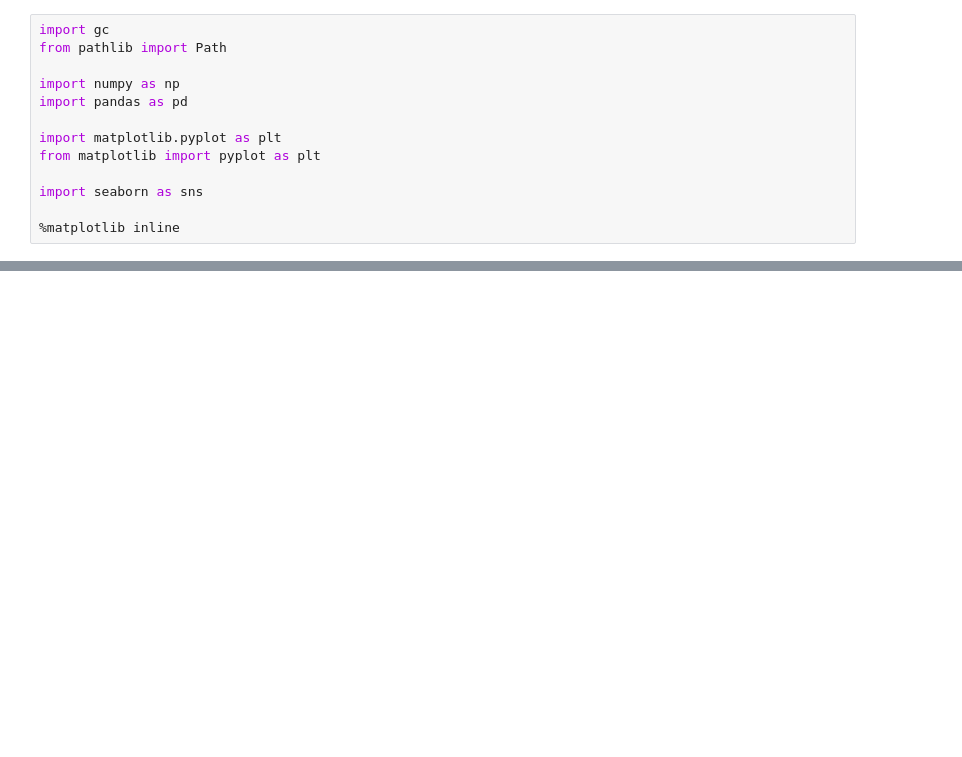
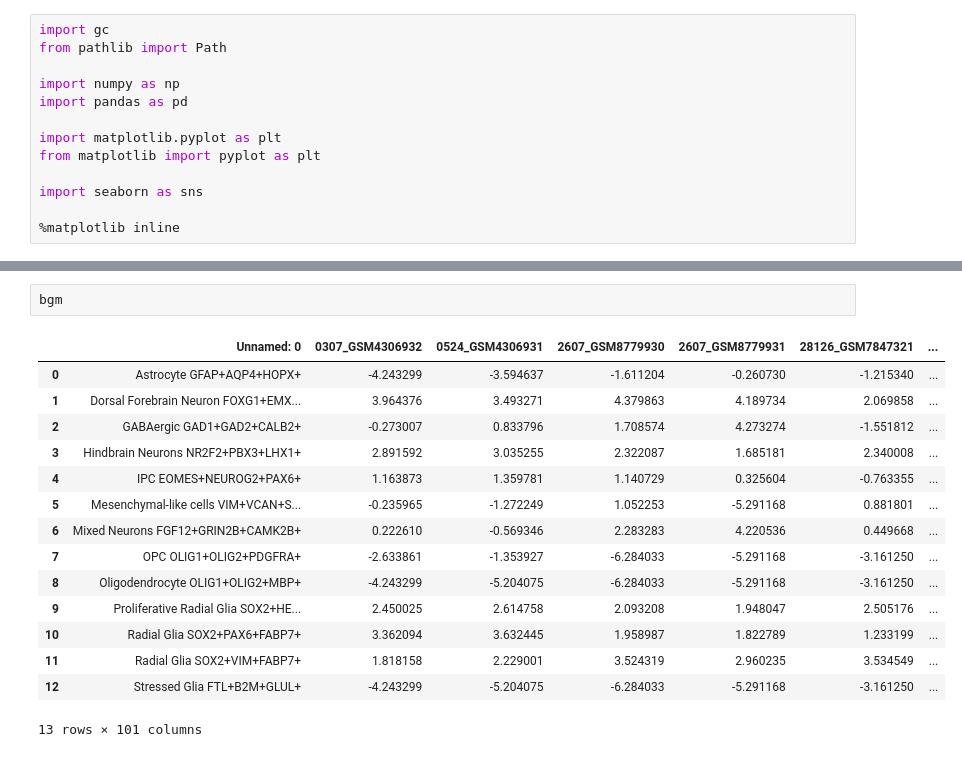
Before and after one commit to deepak-kaji/schizophrenia_organoid_convergence, a Jupyter notebook: Figures/Supplementary_Figure_crumblr.ipynb, the cells around one changed output, grey strips where cells are left out. Drawn from its saved outputs; the diff is of its cells as text; blank space fills up the shorter version.

```diff
--- a/Figures/Supplementary_Figure_crumblr.ipynb
+++ b/Figures/Supplementary_Figure_crumblr.ipynb
@@ -24,0 +42,18 @@ idiopathic = pd.read_csv('/mnt/sdb/scz_meta_analysis_processed/dge_signatures/cr
+# %%
+bgm
+# %% [output]
+|  | Unnamed: 0 | 0307_GSM4306932 | 0524_GSM4306931 | 2607_GSM8779930 | 2607_GSM8779931 | 28126_GSM7847321 | ... |
+| 0 | Astrocyte GFAP+AQP4+HOPX+ | -4.243299 | -3.594637 | -1.611204 | -0.260730 | -1.215340 | ... |
+| 1 | Dorsal Forebrain Neuron FOXG1+EMX... | 3.964376 | 3.493271 | 4.379863 | 4.189734 | 2.069858 | ... |
+| 2 | GABAergic GAD1+GAD2+CALB2+ | -0.273007 | 0.833796 | 1.708574 | 4.273274 | -1.551812 | ... |
+| 3 | Hindbrain Neurons NR2F2+PBX3+LHX1+ | 2.891592 | 3.035255 | 2.322087 | 1.685181 | 2.340008 | ... |
+| 4 | IPC EOMES+NEUROG2+PAX6+ | 1.163873 | 1.359781 | 1.140729 | 0.325604 | -0.763355 | ... |
+| 5 | Mesenchymal-like cells VIM+VCAN+S... | -0.235965 | -1.272249 | 1.052253 | -5.291168 | 0.881801 | ... |
+| 6 | Mixed Neurons FGF12+GRIN2B+CAMK2B+ | 0.222610 | -0.569346 | 2.283283 | 4.220536 | 0.449668 | ... |
+| 7 | OPC OLIG1+OLIG2+PDGFRA+ | -2.633861 | -1.353927 | -6.284033 | -5.291168 | -3.161250 | ... |
+| 8 | Oligodendrocyte OLIG1+OLIG2+MBP+ | -4.243299 | -5.204075 | -6.284033 | -5.291168 | -3.161250 | ... |
+| 9 | Proliferative Radial Glia SOX2+HE... | 2.450025 | 2.614758 | 2.093208 | 1.948047 | 2.505176 | ... |
+| 10 | Radial Glia SOX2+PAX6+FABP7+ | 3.362094 | 3.632445 | 1.958987 | 1.822789 | 1.233199 | ... |
+| 11 | Radial Glia SOX2+VIM+FABP7+ | 1.818158 | 2.229001 | 3.524319 | 2.960235 | 3.534549 | ... |
+| 12 | Stressed Glia FTL+B2M+GLUL+ | -4.243299 | -5.204075 | -6.284033 | -5.291168 | -3.161250 | ... |
+13 rows × 101 columns
```
Also changed, not shown: parts of 3 cells of this notebook, 2 other files.
